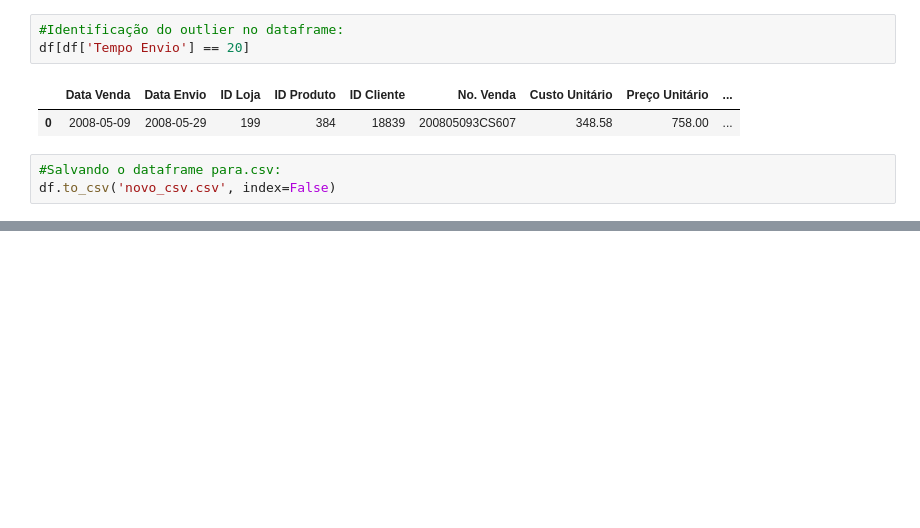
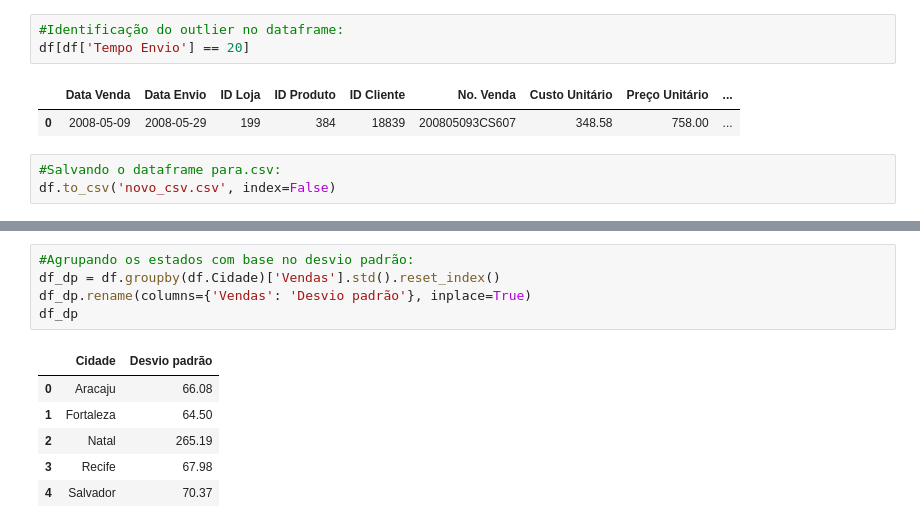
Before and after one commit to shl0mo/AnaliseDados_DIO-Pandas, a Jupyter notebook: AnaliseDados_DIO_Pandas.ipynb, the cells around one changed output, grey strips where cells are left out. Drawn from its saved outputs; the diff is of its cells as text; blank space fills up the shorter version.

```diff
--- a/AnaliseDados_DIO_Pandas.ipynb
+++ b/AnaliseDados_DIO_Pandas.ipynb
@@ -845,0 +867,12 @@ df.to_csv('novo_csv.csv', index=False)
+# %%
+#Agrupando os estados com base no desvio padrão:
+df_dp = df.groupby(df.Cidade)['Vendas'].std().reset_index()
+df_dp.rename(columns={'Vendas': 'Desvio padrão'}, inplace=True)
+df_dp
+# %% [output]
+|  | Cidade | Desvio padrão |
+| 0 | Aracaju | 66.08 |
+| 1 | Fortaleza | 64.50 |
+| 2 | Natal | 265.19 |
+| 3 | Recife | 67.98 |
+| 4 | Salvador | 70.37 |
```
Also changed, not shown: parts of 50 cells of this notebook.
